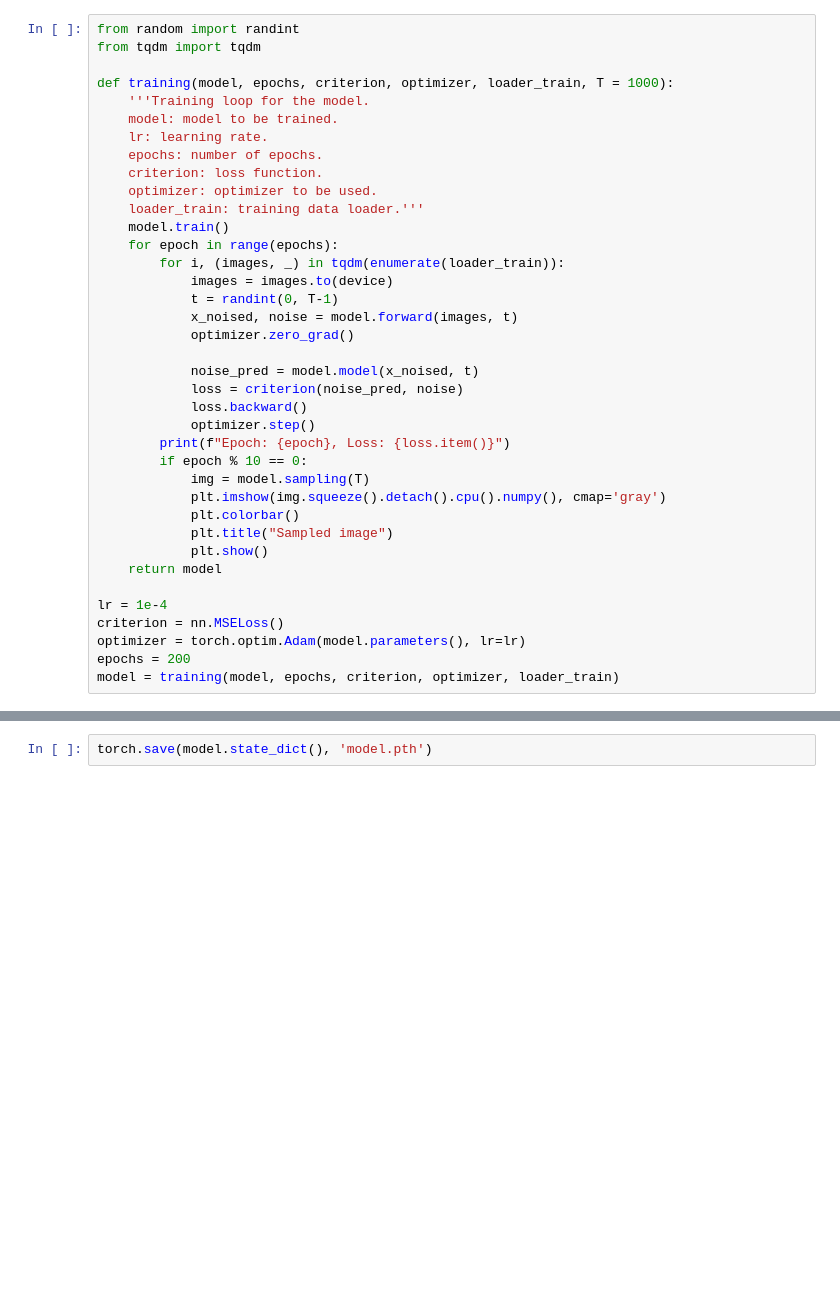
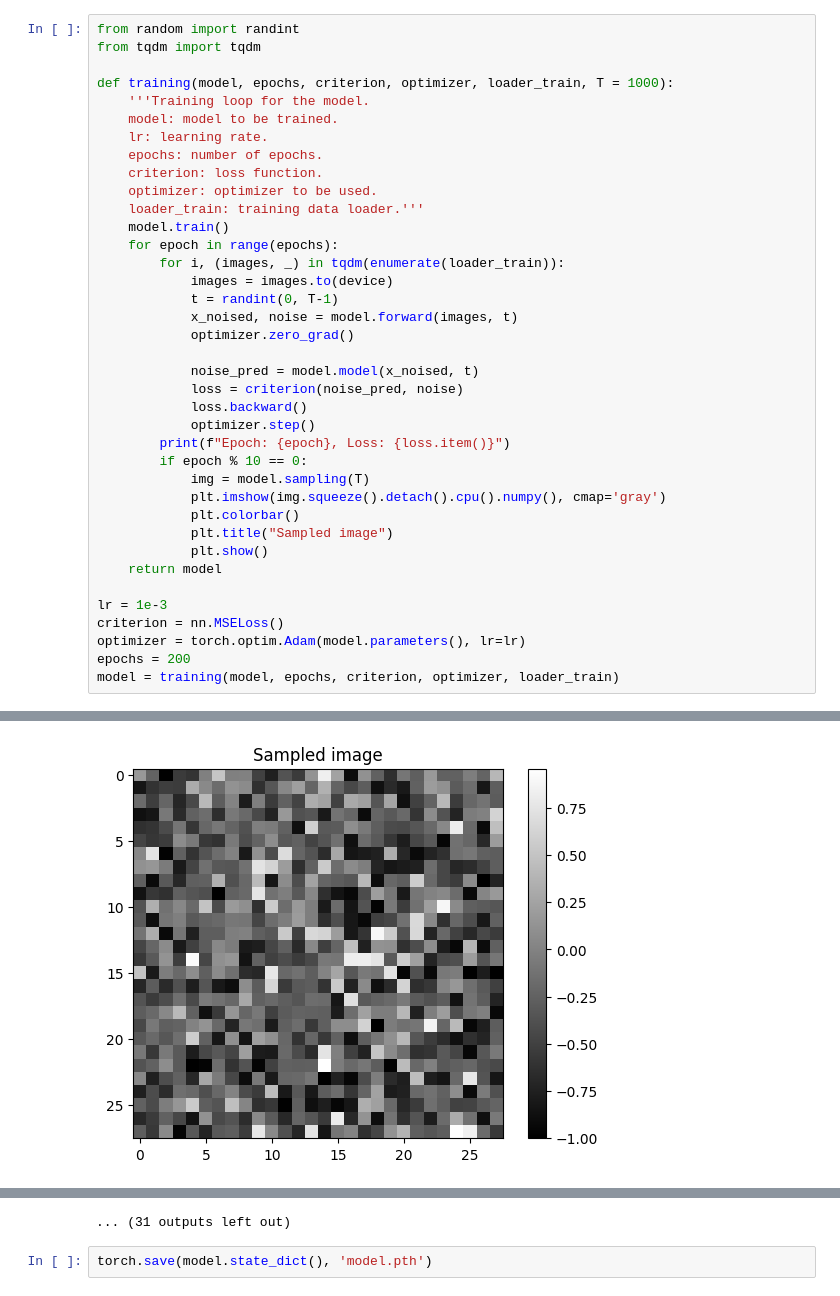
Before and after one commit to NoeGille/Diffusion_MNIST, a Jupyter notebook: diffusion_mnist.ipynb, the cells around one changed output, grey strips where cells are left out. Saved outputs shown, nothing was run; the diff lists cells and outputs as text; blank space fills up the shorter version.

```diff
--- a/diffusion_mnist.ipynb
+++ b/diffusion_mnist.ipynb
@@ -84,8 +93,9 @@ def training(model, epochs, criterion, optimizer, loader_train, T = 1000):
             plt.show()
     return model
 
-lr = 1e-4
+lr = 1e-3
 criterion = nn.MSELoss()
 optimizer = torch.optim.Adam(model.parameters(), lr=lr)
 epochs = 200
 model = training(model, epochs, criterion, optimizer, loader_train)
+# %% [output]
@@ -91,0 +103 @@ model = training(model, epochs, criterion, optimizer, loader_train)
+[figure, added]
@@ -92,2 +114,3 @@ model = training(model, epochs, criterion, optimizer, loader_train)
+... (31 outputs left out)
 # %%
 torch.save(model.state_dict(), 'model.pth')
```
Also changed, not shown: parts of 4 cells of this notebook, 8 other files.
